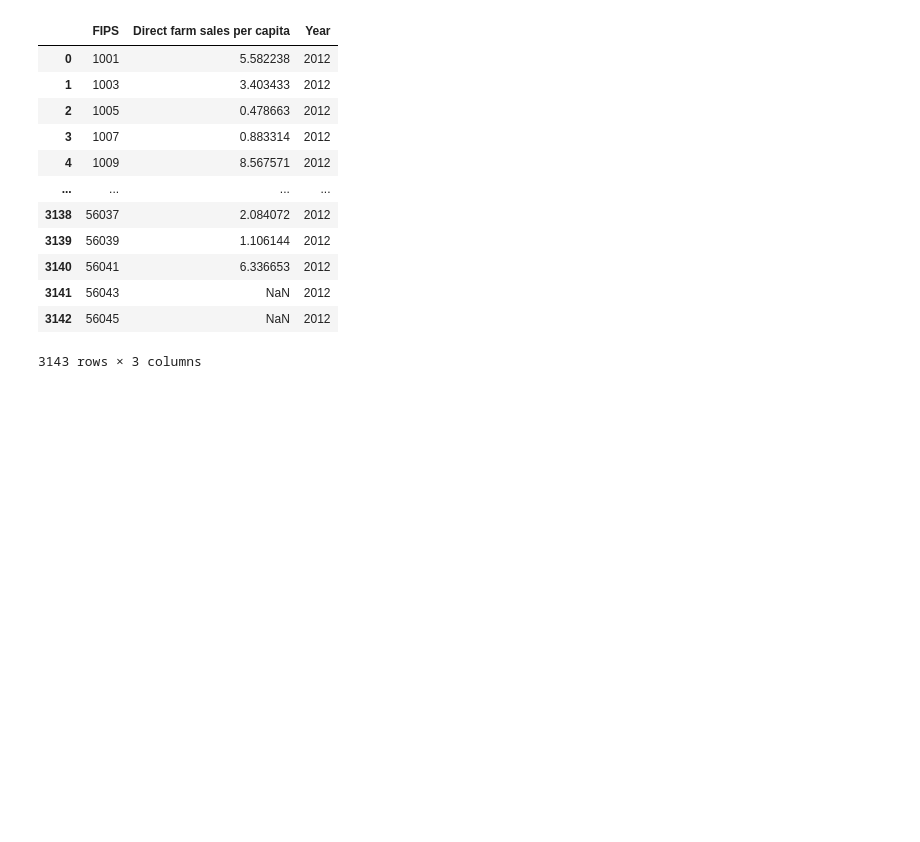
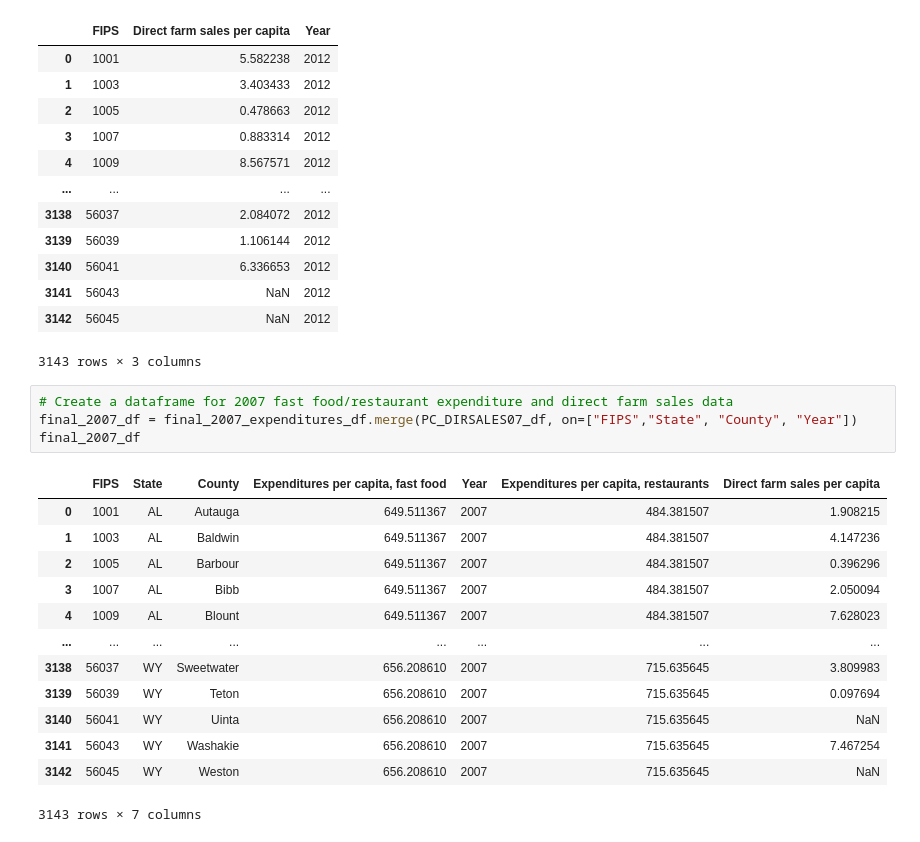
Before and after one commit to Chahnaz-Kbaisi/diet-habits-disease-us, a Jupyter notebook: ETL/Web_Scrape_ETL.ipynb, the cells around one changed output. Saved outputs shown, nothing was run; the diff lists cells and outputs as text; blank space fills up the shorter version.

Commit message:
Logic to create a dataframe for 2007 fast food/restaurant expenditure and direct farm sales data

```diff
--- a/ETL/Web_Scrape_ETL.ipynb
+++ b/ETL/Web_Scrape_ETL.ipynb
@@ -1086,3 +1086,21 @@ See the caveats in the documentation: https://pandas.pydata.org/pandas-docs/stab
 | 3141 | 56043 | NaN | 2012 |
 | 3142 | 56045 | NaN | 2012 |
 3143 rows × 3 columns
+# %%
+# Create a dataframe for 2007 fast food/restaurant expenditure and direct farm sales data
+final_2007_df = final_2007_expenditures_df.merge(PC_DIRSALES07_df, on=["FIPS","State", "County", "Year"])
+final_2007_df
+# %% [output]
+|  | FIPS | State | County | Expenditures per capita, fast food | Year | Expenditures per capita, restaurants | Direct farm sales per capita |
+| 0 | 1001 | AL | Autauga | 649.511367 | 2007 | 484.381507 | 1.908215 |
+| 1 | 1003 | AL | Baldwin | 649.511367 | 2007 | 484.381507 | 4.147236 |
+| 2 | 1005 | AL | Barbour | 649.511367 | 2007 | 484.381507 | 0.396296 |
+| 3 | 1007 | AL | Bibb | 649.511367 | 2007 | 484.381507 | 2.050094 |
+| 4 | 1009 | AL | Blount | 649.511367 | 2007 | 484.381507 | 7.628023 |
+| ... | ... | ... | ... | ... | ... | ... | ... |
+| 3138 | 56037 | WY | Sweetwater | 656.208610 | 2007 | 715.635645 | 3.809983 |
+| 3139 | 56039 | WY | Teton | 656.208610 | 2007 | 715.635645 | 0.097694 |
+| 3140 | 56041 | WY | Uinta | 656.208610 | 2007 | 715.635645 | NaN |
+| 3141 | 56043 | WY | Washakie | 656.208610 | 2007 | 715.635645 | 7.467254 |
+| 3142 | 56045 | WY | Weston | 656.208610 | 2007 | 715.635645 | NaN |
+3143 rows × 7 columns
```
